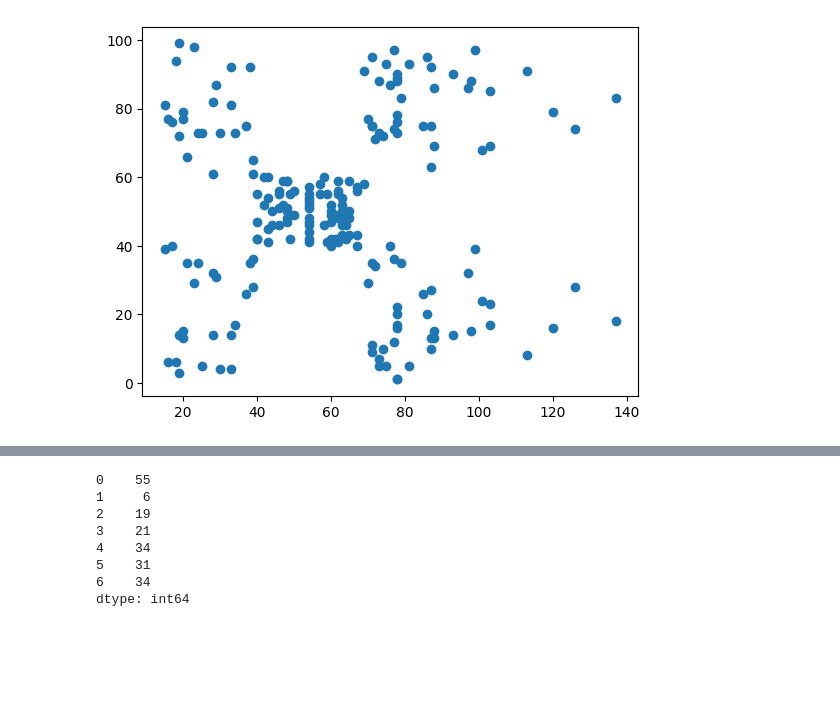
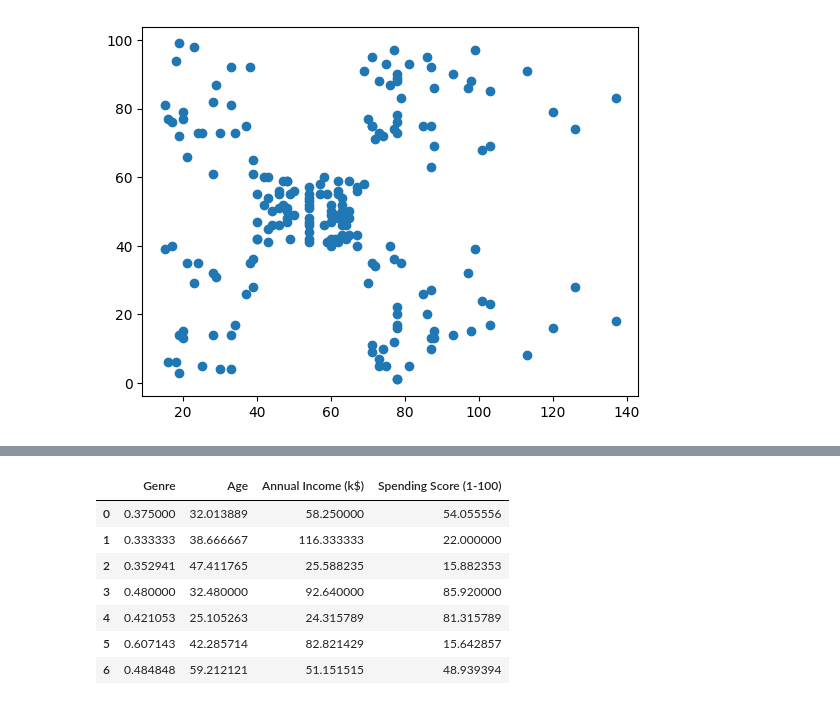
Before and after one commit to gitbhusalhubpramish/Mall-Customer, a Jupyter notebook: mall-custumer.ipynb, the cells around one changed output, grey strips where cells are left out. Cells and saved outputs as stored; diff of their text form; code cells hidden in the pictures; blank space fills up the shorter version.

```diff
--- a/mall-custumer.ipynb
+++ b/mall-custumer.ipynb
@@ -131,11 +94,12 @@ c,csum
-# %%
-c.str.len()
-# %% [output]
-0    55
-1     6
-2    19
-3    21
-4    34
-5    31
-6    34
-dtype: int64
+# %%
+train()
+cen
+# %% [output]
+|  | Genre | Age | Annual Income (k$) | Spending Score (1-100) |
+| 0 | 0.375000 | 32.013889 | 58.250000 | 54.055556 |
+| 1 | 0.333333 | 38.666667 | 116.333333 | 22.000000 |
+| 2 | 0.352941 | 47.411765 | 25.588235 | 15.882353 |
+| 3 | 0.480000 | 32.480000 | 92.640000 | 85.920000 |
+| 4 | 0.421053 | 25.105263 | 24.315789 | 81.315789 |
+| 5 | 0.607143 | 42.285714 | 82.821429 | 15.642857 |
+| 6 | 0.484848 | 59.212121 | 51.151515 | 48.939394 |
```
Also changed, not shown: parts of 6 cells of this notebook.
